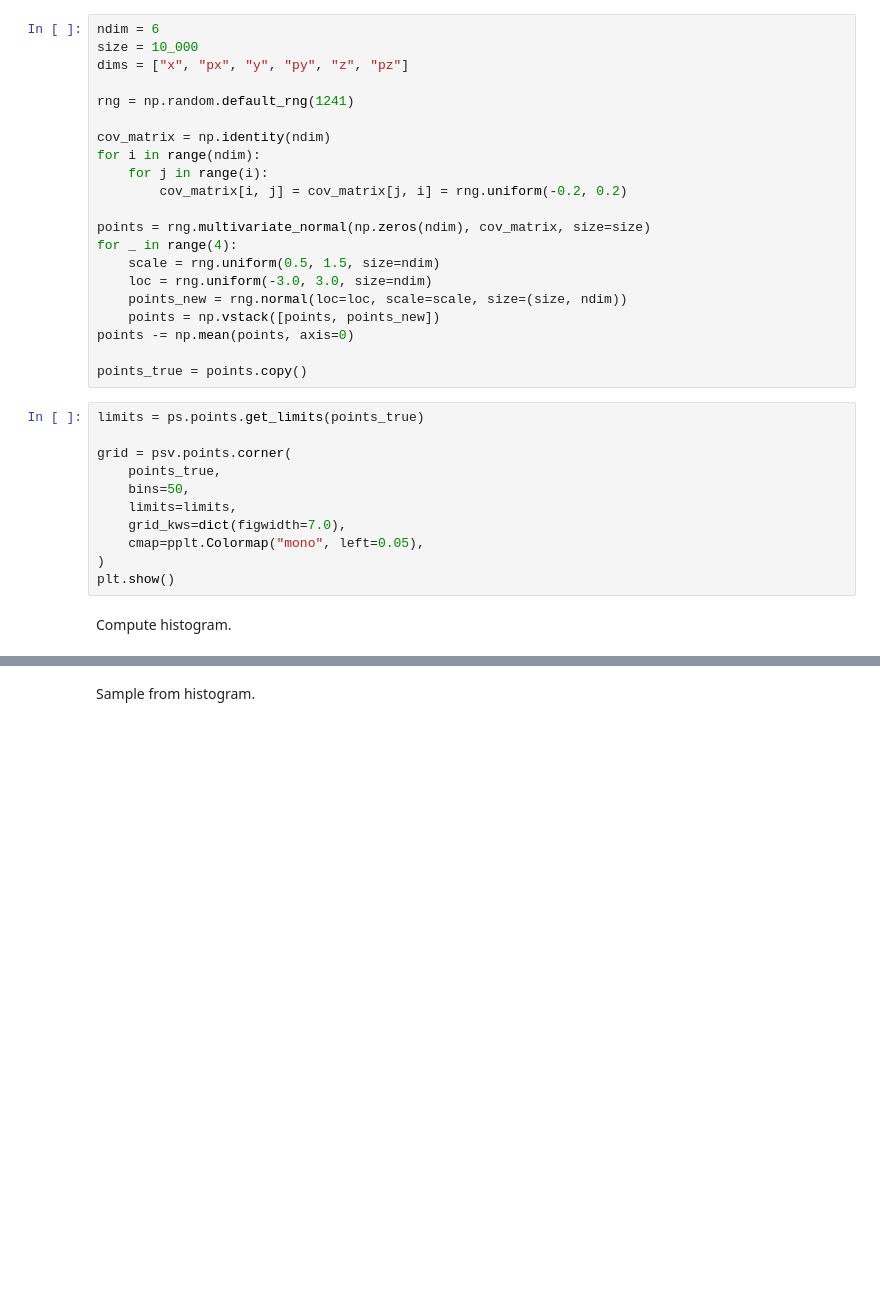
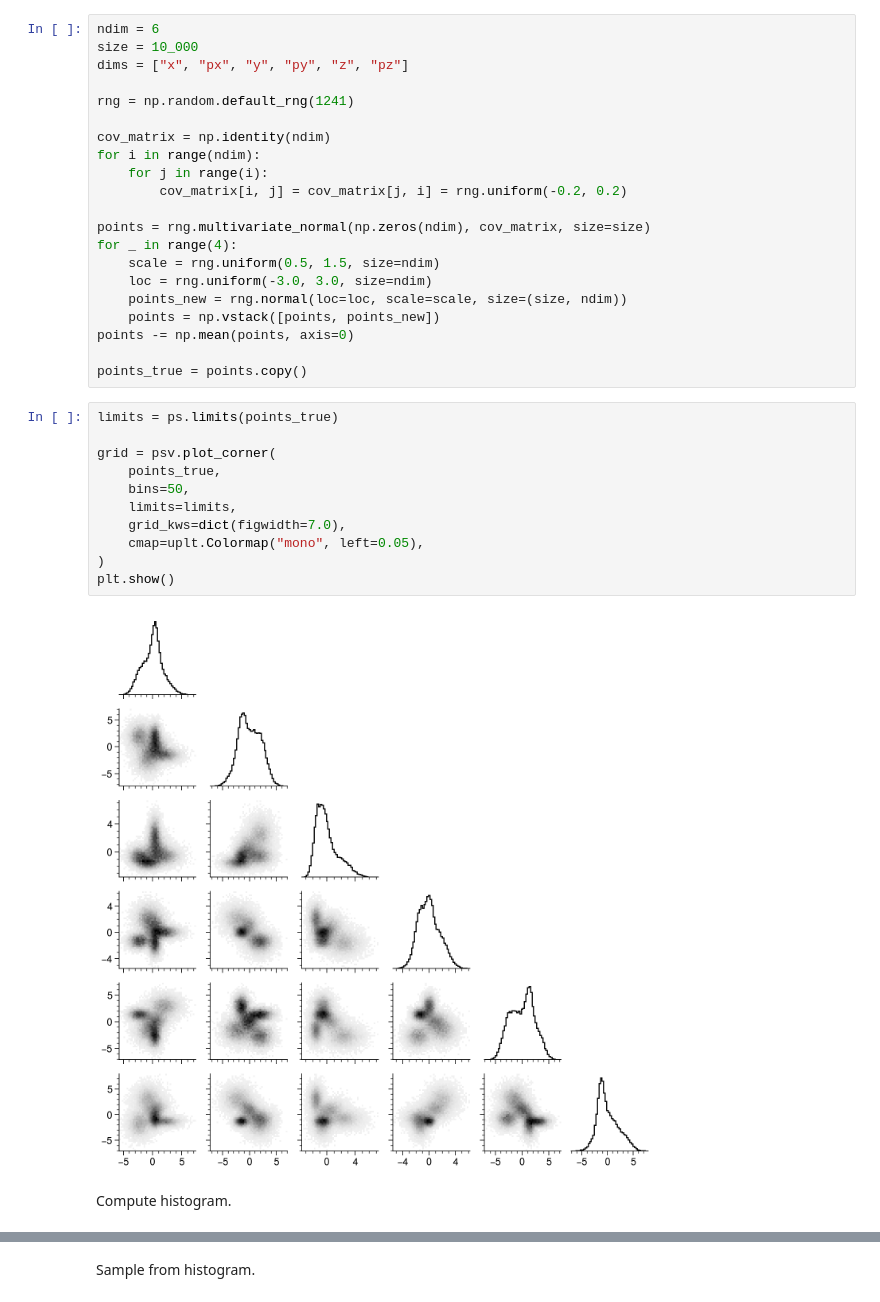
Before and after one commit to austin-hoover/ps-dist, a Jupyter notebook: examples/hist.ipynb, the cells around one changed output, grey strips where cells are left out. Drawn from its saved outputs; the diff is of its cells as text; blank space fills up the shorter version.

Commit message:
Update plotting module

```diff
--- a/examples/hist.ipynb
+++ b/examples/hist.ipynb
@@ -36,16 +36,18 @@ points -= np.mean(points, axis=0)
 
 points_true = points.copy()
 # %%
-limits = ps.points.get_limits(points_true)
+limits = ps.limits(points_true)
 
-grid = psv.points.corner(
+grid = psv.plot_corner(
     points_true,
     bins=50,
     limits=limits,
     grid_kws=dict(figwidth=7.0),
-    cmap=pplt.Colormap("mono", left=0.05),
+    cmap=uplt.Colormap("mono", left=0.05),
 )
 plt.show()
+# %% [output]
+[figure, added]
-# %% [markdown]
-Compute histogram.
+# %% [markdown]
+Compute histogram.
 # %%
```
Also changed, not shown: parts of 8 cells of this notebook, 14 other files.
